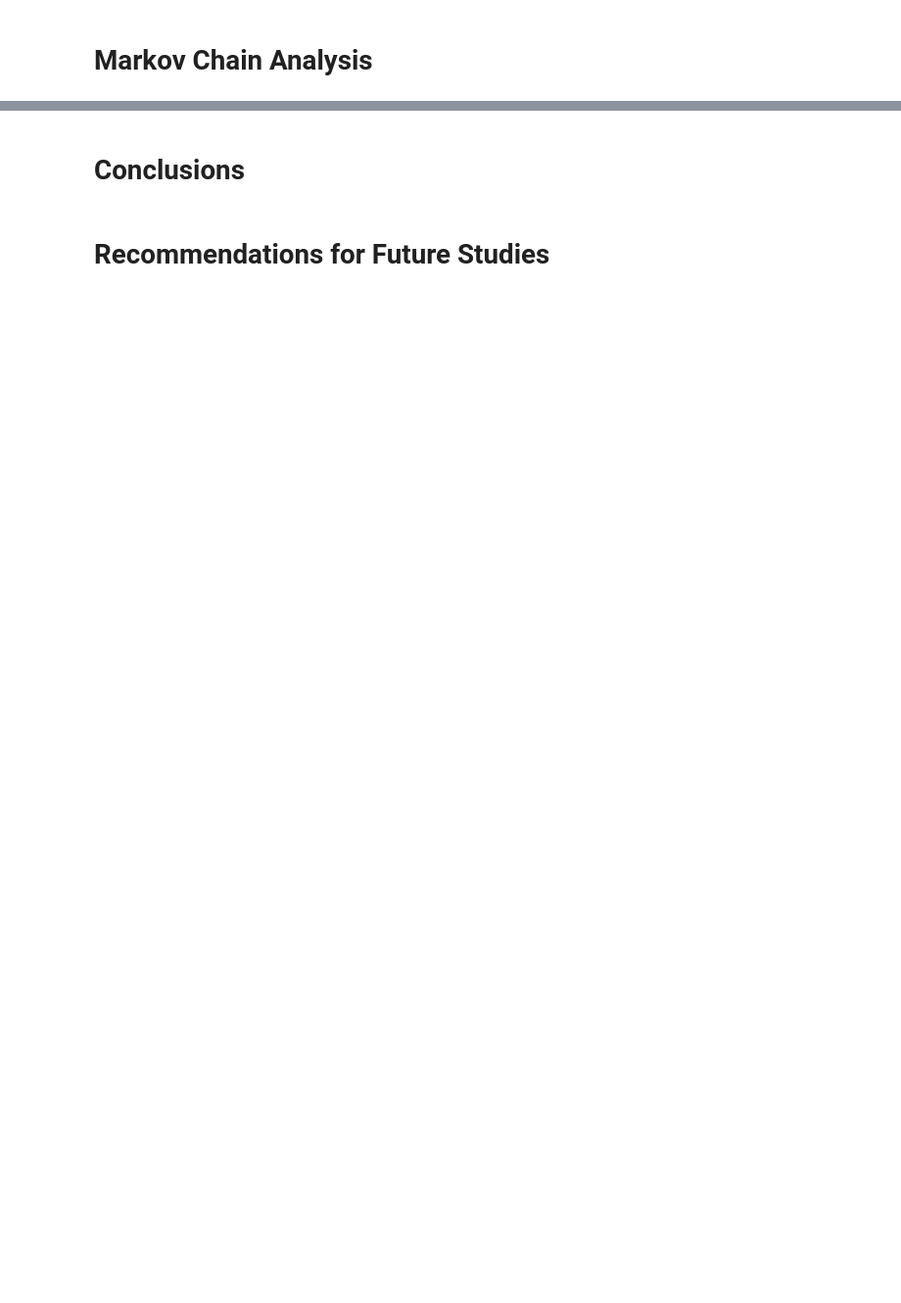
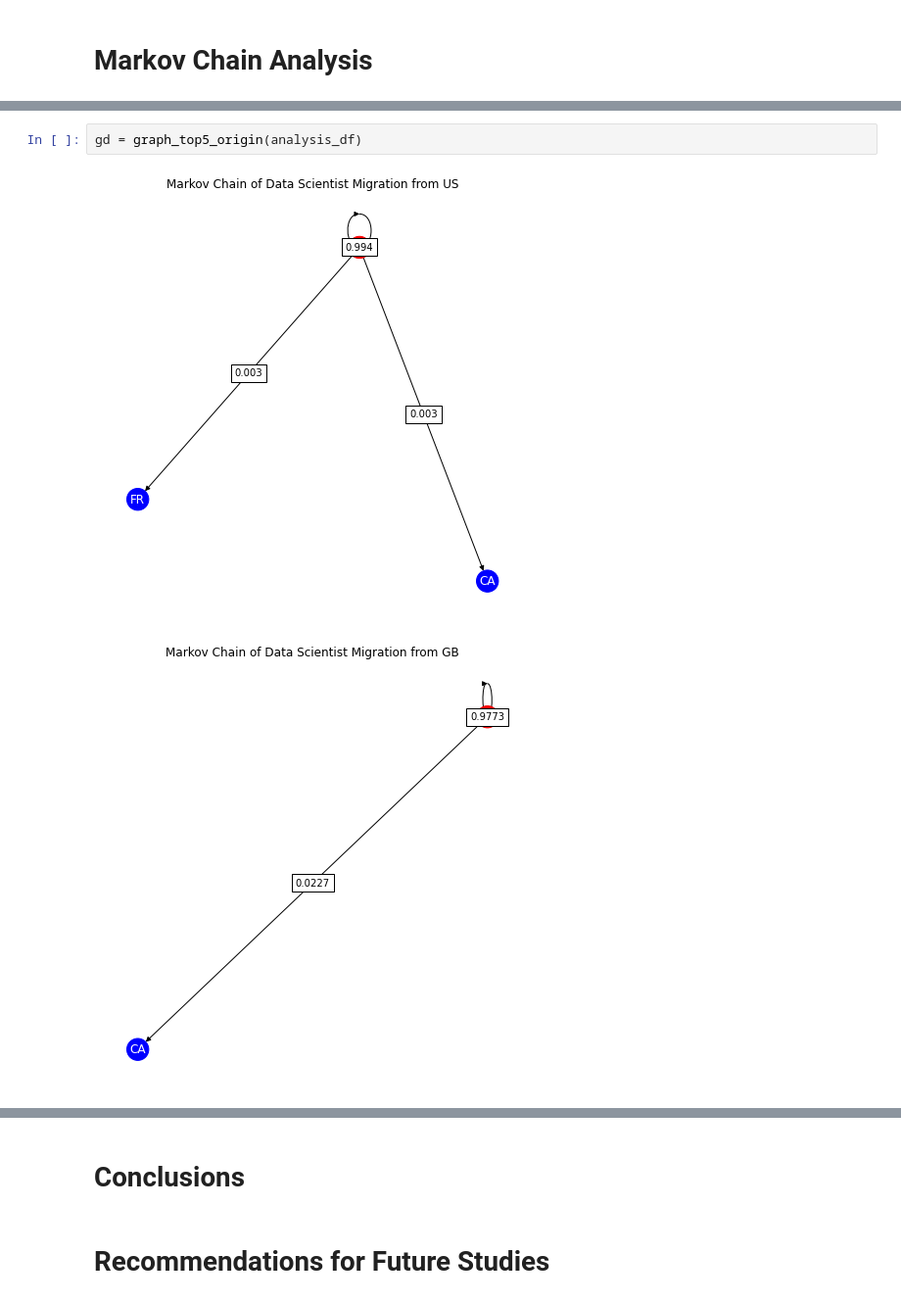
Before and after one commit to Paolo1151/DataScienceJobAnalysis, a Jupyter notebook: notebooks/analysis.ipynb, the cells around one changed output, grey strips where cells are left out. Shown: that part at 98% size. Saved outputs shown, nothing was run; the diff lists cells and outputs as text; blank space fills up the shorter version.

```diff
--- a/notebooks/analysis.ipynb
+++ b/notebooks/analysis.ipynb
@@ -261,0 +296,5 @@ graph_top5_origin(analysis_df)
+# %%
+gd = graph_top5_origin(analysis_df)
+# %% [output]
+[figure, added]
+[figure, added]
```
Also changed, not shown: parts of 26 cells of this notebook, 7 other files.
